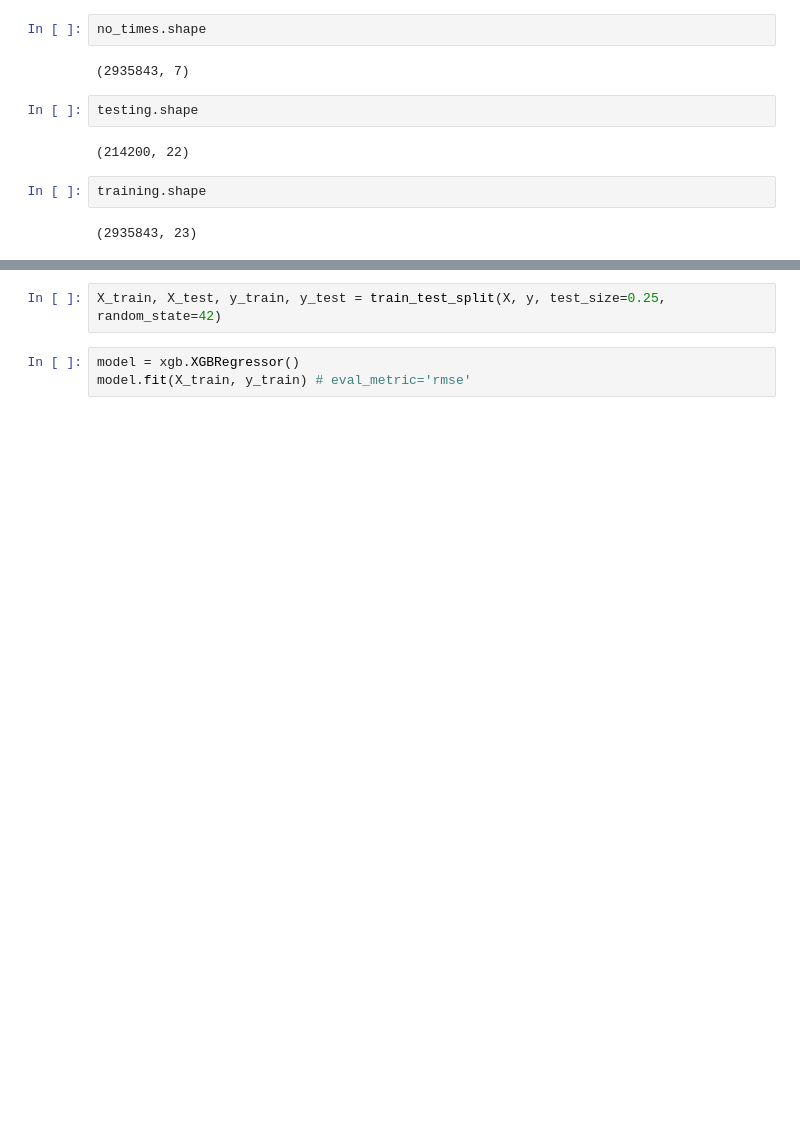
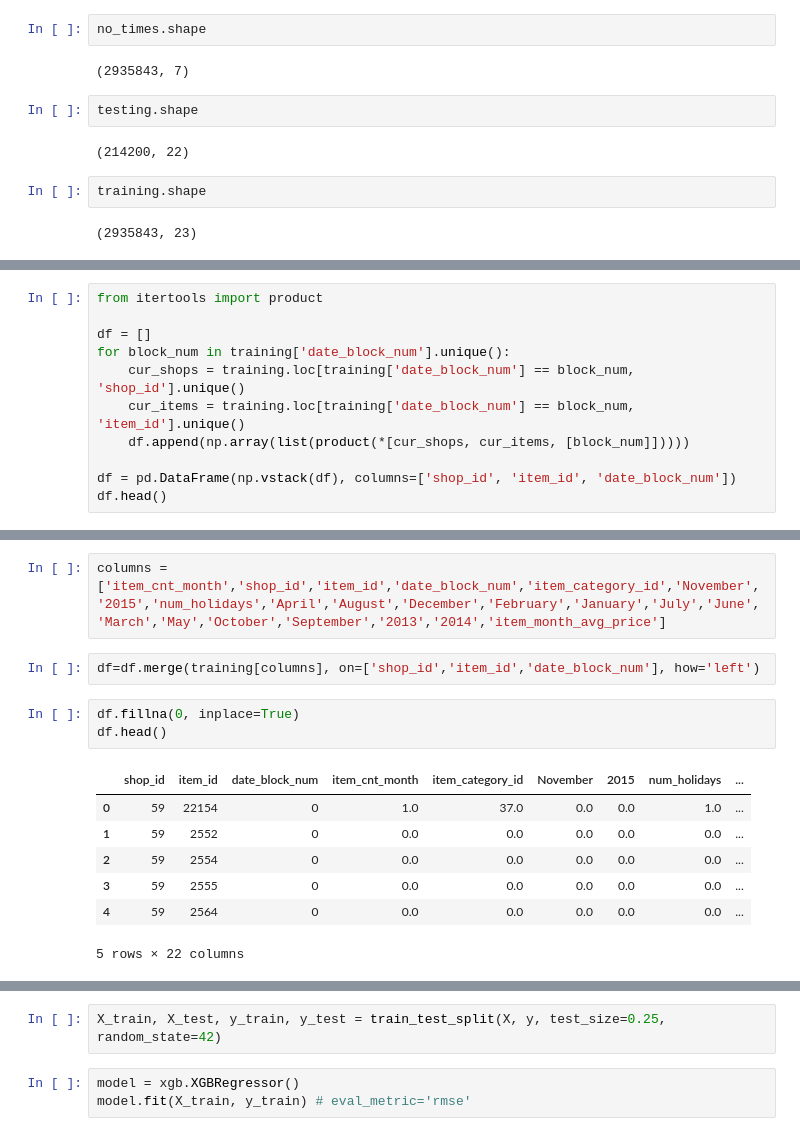
Before and after one commit to Snizzmo/Data-Science, a Jupyter notebook: Capstone_Two/04_Capstone_Two_Modeling .ipynb, the cells around one changed output, grey strips where cells are left out. Drawn from its saved outputs; the diff is of its cells as text; blank space fills up the shorter version.

```diff
--- a/Capstone_Two/04_Capstone_Two_Modeling .ipynb
+++ b/Capstone_Two/04_Capstone_Two_Modeling .ipynb
@@ -111,0 +113,11 @@ training.shape
+# %%
+from itertools import product
+
+df = []
+for block_num in training['date_block_num'].unique():
+    cur_shops = training.loc[training['date_block_num'] == block_num, 'shop_id'].unique()
+    cur_items = training.loc[training['date_block_num'] == block_num, 'item_id'].unique()
+    df.append(np.array(list(product(*[cur_shops, cur_items, [block_num]]))))
+
+df = pd.DataFrame(np.vstack(df), columns=['shop_id', 'item_id', 'date_block_num'])
+df.head()
@@ -111,0 +131,15 @@ training.shape
+# %%
+columns = ['item_cnt_month','shop_id','item_id','date_block_num','item_category_id','November','2015','num_holidays','April','August','December','February','January','July','June','March','May','October','September','2013','2014','item_month_avg_price']
+# %%
+df=df.merge(training[columns], on=['shop_id','item_id','date_block_num'], how='left')
+# %%
+df.fillna(0, inplace=True)
+df.head()
+# %% [output]
+|  | shop_id | item_id | date_block_num | item_cnt_month | item_category_id | November | 2015 | num_holidays | ... |
+| 0 | 59 | 22154 | 0 | 1.0 | 37.0 | 0.0 | 0.0 | 1.0 | ... |
+| 1 | 59 | 2552 | 0 | 0.0 | 0.0 | 0.0 | 0.0 | 0.0 | ... |
+| 2 | 59 | 2554 | 0 | 0.0 | 0.0 | 0.0 | 0.0 | 0.0 | ... |
+| 3 | 59 | 2555 | 0 | 0.0 | 0.0 | 0.0 | 0.0 | 0.0 | ... |
+| 4 | 59 | 2564 | 0 | 0.0 | 0.0 | 0.0 | 0.0 | 0.0 | ... |
+5 rows × 22 columns
```
Also changed, not shown: parts of 18 cells of this notebook, 13 other files.
